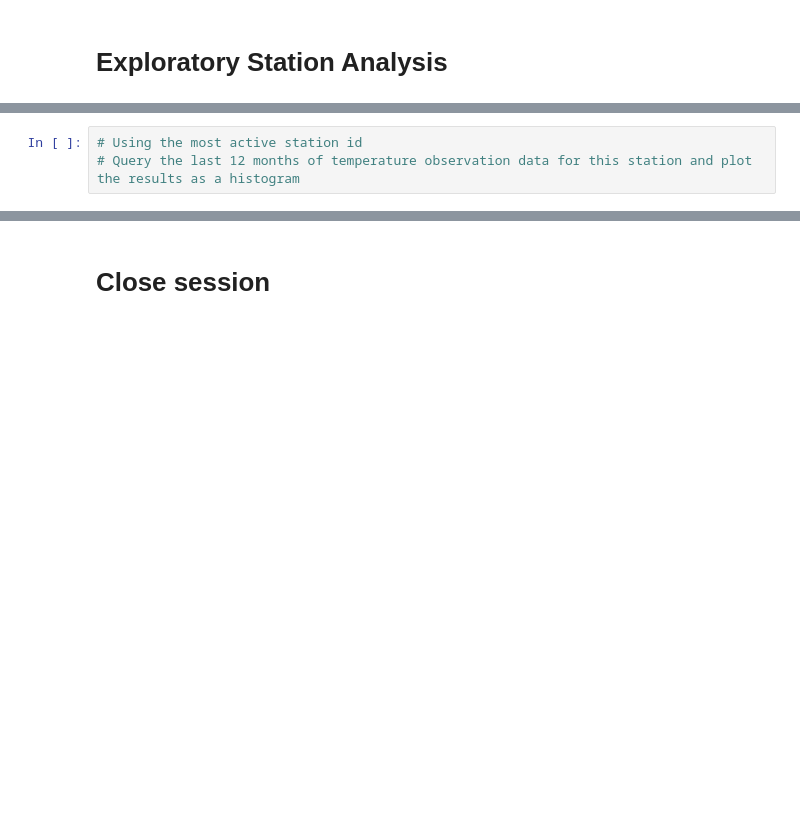
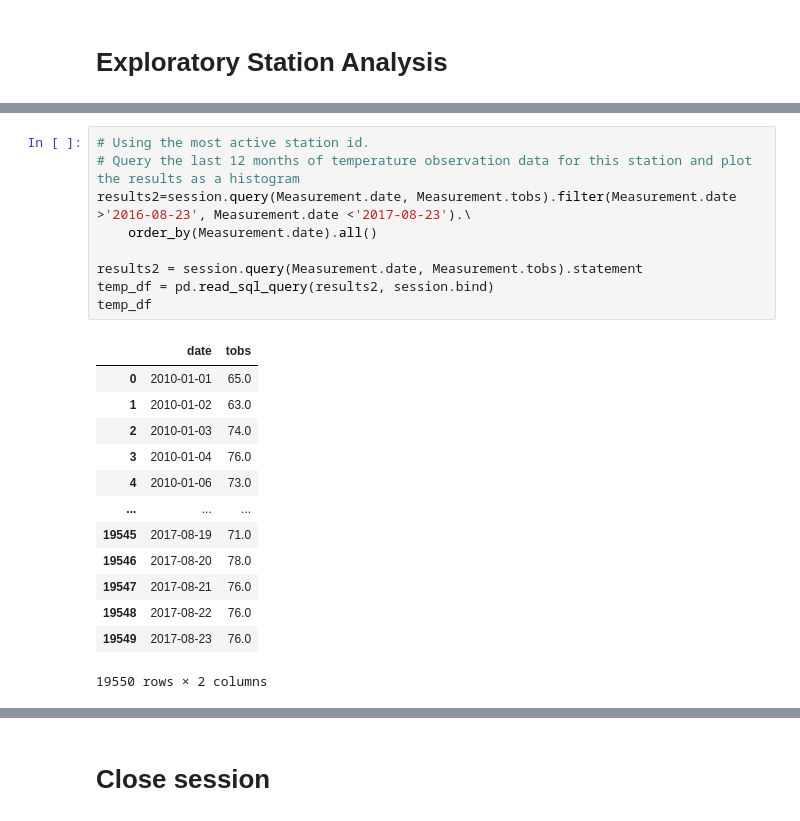
Before and after one commit to jhurley684/10_sqlalchemy-challenge, a Jupyter notebook: Instructions/climate_starter.ipynb, the cells around one changed output, grey strips where cells are left out. Saved outputs shown, nothing was run; the diff lists cells and outputs as text; blank space fills up the shorter version.

```diff
--- a/Instructions/climate_starter.ipynb
+++ b/Instructions/climate_starter.ipynb
@@ -136,3 +167,23 @@ prcp2_df.describe(include='all')
 # %%
-# Using the most active station id
+# Using the most active station id.
 # Query the last 12 months of temperature observation data for this station and plot the results as a histogram
+results2=session.query(Measurement.date, Measurement.tobs).filter(Measurement.date >'2016-08-23', Measurement.date <'2017-08-23').\
+    order_by(Measurement.date).all()
+
+results2 = session.query(Measurement.date, Measurement.tobs).statement
+temp_df = pd.read_sql_query(results2, session.bind)
+temp_df
+# %% [output]
+|  | date | tobs |
+| 0 | 2010-01-01 | 65.0 |
+| 1 | 2010-01-02 | 63.0 |
+| 2 | 2010-01-03 | 74.0 |
+| 3 | 2010-01-04 | 76.0 |
+| 4 | 2010-01-06 | 73.0 |
+| ... | ... | ... |
+| 19545 | 2017-08-19 | 71.0 |
+| 19546 | 2017-08-20 | 78.0 |
+| 19547 | 2017-08-21 | 76.0 |
+| 19548 | 2017-08-22 | 76.0 |
+| 19549 | 2017-08-23 | 76.0 |
+19550 rows × 2 columns
```
Also changed, not shown: parts of 6 cells of this notebook.
